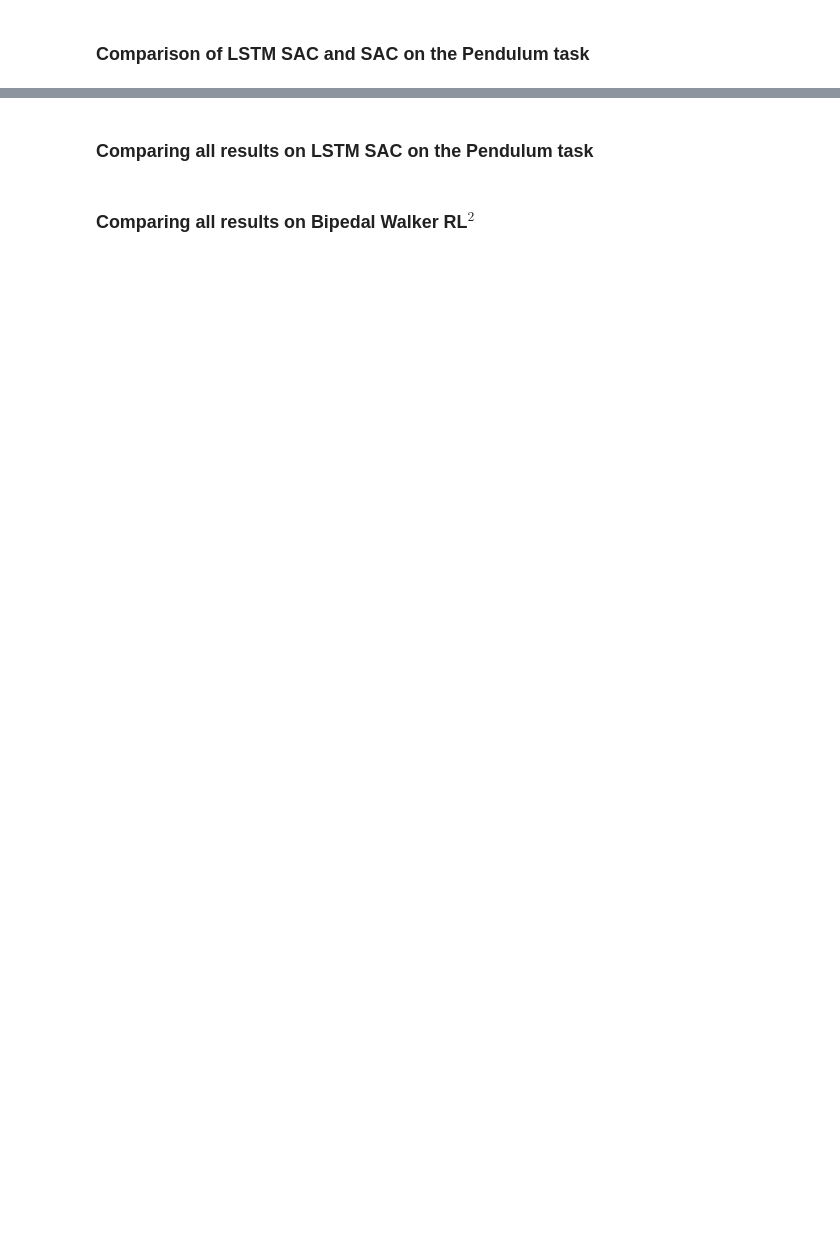
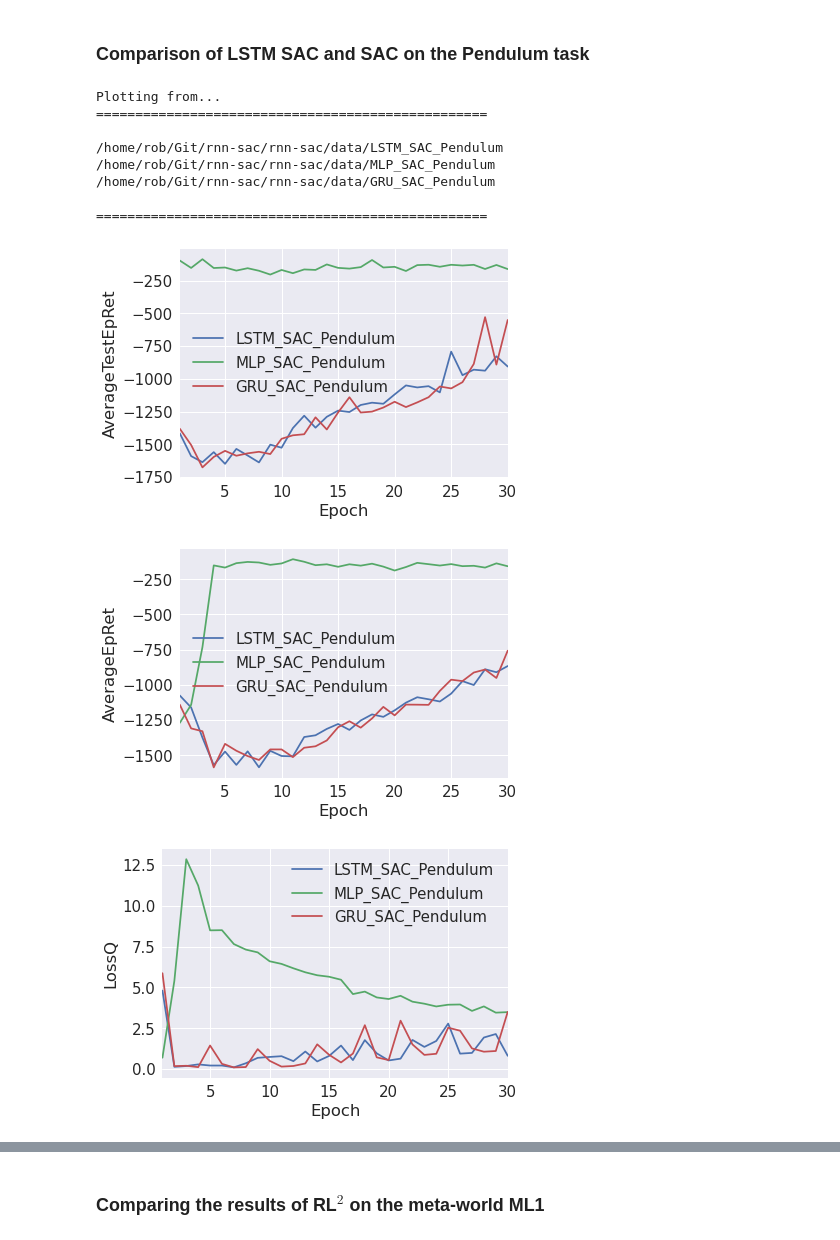
Before and after one commit to RobvanGastel/rnn-sac, a Jupyter notebook: notebooks/SAC performance comparison plotting.ipynb, the cells around one changed output, grey strips where cells are left out. Saved outputs shown, nothing was run; the diff lists cells and outputs as text; code cells hidden in the pictures; blank space fills up the shorter version.

Commit message:
Add initial experimental results

```diff
--- a/notebooks/SAC performance comparison plotting.ipynb
+++ b/notebooks/SAC performance comparison plotting.ipynb
@@ -16,13 +17,23 @@ import gym
 # %%
 # Regular OpenAI SpinningUp SAC
 
 
-plot.make_plots(['/home/rob/Git/meta-learners/meta-learners/algo/data/SAC_Pendulum_alpha0.2_lr0.05_batch50_hidden512',
-                 '/home/rob/Git/meta-learners/meta-learners/algo/data/LSTM_SAC_Pendulum_autoTrue_batch5',
-                 '/home/rob/Git/meta-learners/meta-learners/algo/data/GRU_SAC_Pendulum'],
-#                 '/home/rob/Git/meta-learners/meta-learners/algo/data/GRU_SAC'
-                values=['AverageTestEpRet', 'AverageEpRet'
-#                       , 'LossQ', 'LossPi','AverageQ2Vals', 'AverageQ1Vals'
-                       ],
+plot.make_plots(['/home/rob/Git/rnn-sac/rnn-sac/data/LSTM_SAC',
+                '/home/rob/Git/rnn-sac/rnn-sac/data/MLP_SAC',
+                '/home/rob/Git/rnn-sac/rnn-sac/data/GRU_SAC'],
+                values=['AverageTestEpRet', 'AverageEpRet', 'LossQ',
+                        'LossPi','AverageQ2Vals', 'AverageQ1Vals'],
                 xaxis='Epoch',
                 smooth=0.6)
+# %% [output]
+Plotting from...
+==================================================
+
+/home/rob/Git/rnn-sac/rnn-sac/data/LSTM_SAC_Pendulum
+/home/rob/Git/rnn-sac/rnn-sac/data/MLP_SAC_Pendulum
+/home/rob/Git/rnn-sac/rnn-sac/data/GRU_SAC_Pendulum
+
+==================================================
+[figure, added]
+[figure, added]
+[figure, added]
@@ -29,2 +42,0 @@ plot.make_plots(['/home/rob/Git/meta-learners/meta-learners/algo/data/SAC_Pendul
-# %% [markdown]
-### Comparing all results on LSTM SAC on the Pendulum task
@@ -40,3 +43,3 @@ plot.make_plots([
 # %% [markdown]
-### Comparing all results on Bipedal Walker RL$^2$
+### Comparing the results of RL$^2$ on the meta-world ML1
 # %% [markdown]
```
Also changed, not shown: parts of 6 cells of this notebook, 3 other files.
